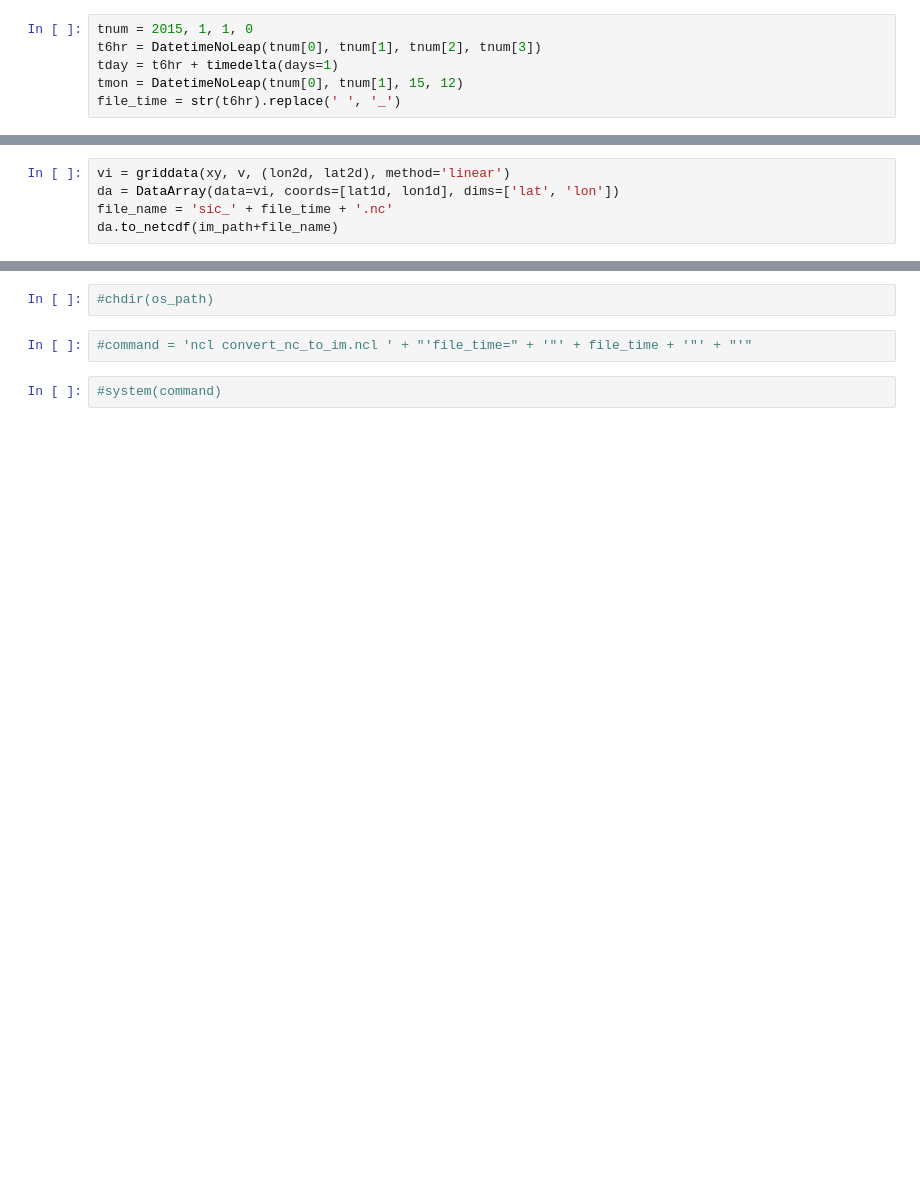
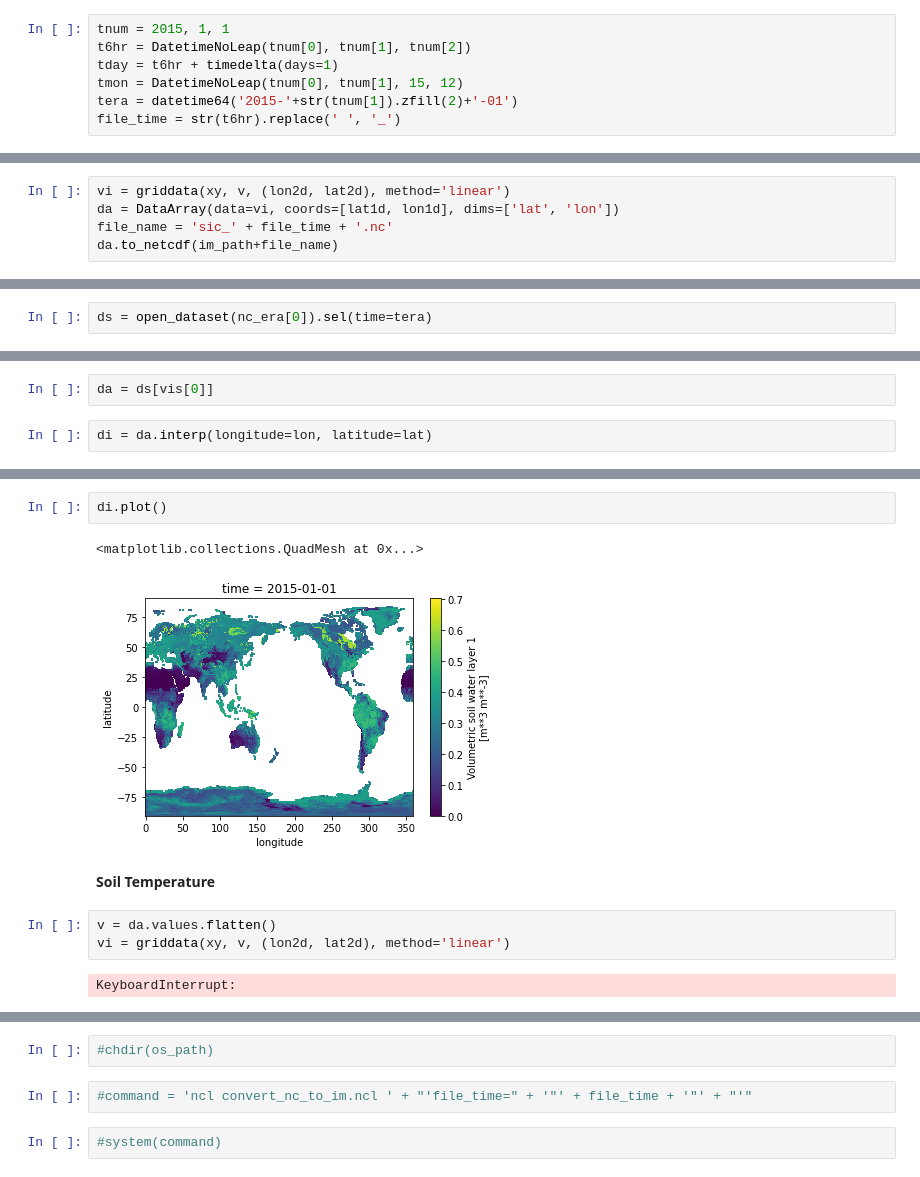
Before and after one commit to geosciz/nc2im_cesm2, a Jupyter notebook: process_nc.ipynb, the cells around one changed output, grey strips where cells are left out. Drawn from its saved outputs; the diff is of its cells as text; blank space fills up the shorter version.

```diff
--- a/process_nc.ipynb
+++ b/process_nc.ipynb
@@ -30,10 +33,11 @@ chdir(nc_path)
 # %% [markdown]
 **Time**
 # %%
-tnum = 2015, 1, 1, 0
-t6hr = DatetimeNoLeap(tnum[0], tnum[1], tnum[2], tnum[3])
+tnum = 2015, 1, 1
+t6hr = DatetimeNoLeap(tnum[0], tnum[1], tnum[2])
 tday = t6hr + timedelta(days=1)
 tmon = DatetimeNoLeap(tnum[0], tnum[1], 15, 12)
+tera = datetime64('2015-'+str(tnum[1]).zfill(2)+'-01')
 file_time = str(t6hr).replace(' ', '_')
 # %% [markdown]
 **Constant**
@@ -144,0 +151,2 @@ da.to_netcdf(im_path+file_name)
+# %%
+ds = open_dataset(nc_era[0]).sel(time=tera)
@@ -144,0 +165,4 @@ da.to_netcdf(im_path+file_name)
+# %%
+da = ds[vis[0]]
+# %%
+di = da.interp(longitude=lon, latitude=lat)
@@ -144,0 +201,12 @@ da.to_netcdf(im_path+file_name)
+# %%
+di.plot()
+# %% [output]
+<matplotlib.collections.QuadMesh at 0x...>
+[figure, added]
+# %% [markdown]
+**Soil Temperature**
+# %%
+v = da.values.flatten()
+vi = griddata(xy, v, (lon2d, lat2d), method='linear')
+# %% [output]
+KeyboardInterrupt:
```
Also changed, not shown: parts of 10 cells of this notebook, 1 other file.
